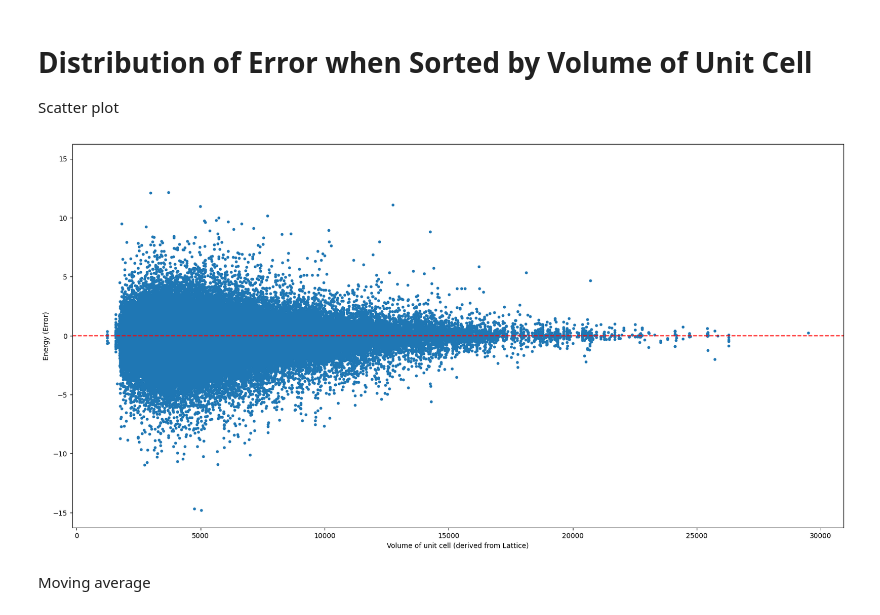
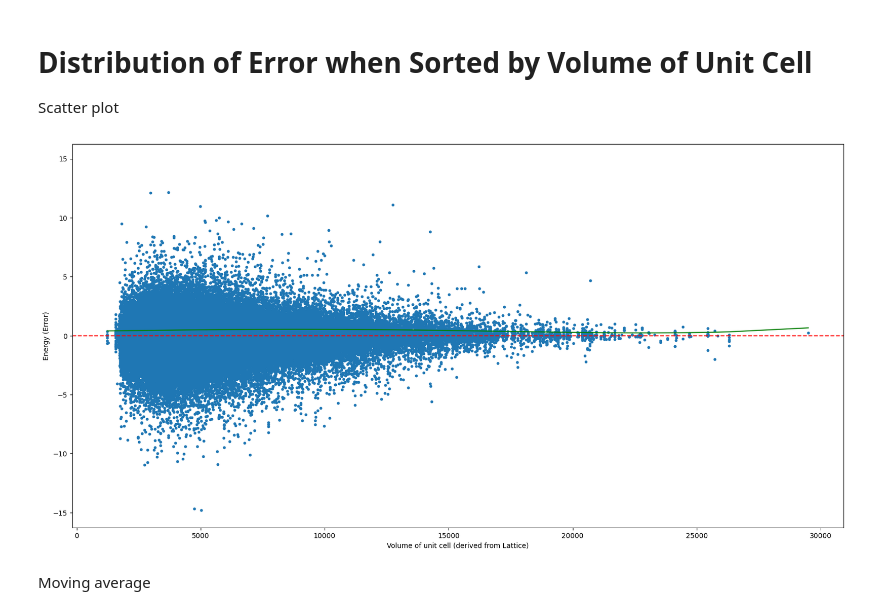
Before and after one commit to kimolijones/A-Star-is-born, a Jupyter notebook: main.ipynb, the cells around one changed output. Drawn from its saved outputs; the diff is of its cells as text; code cells hidden in the pictures.

Commit message:
Tried to add trendline

```diff
--- a/main.ipynb
+++ b/main.ipynb
@@ -273,15 +273,23 @@ print(df.shape)
 Scatter plot
 # %%
 df_volume_sorted = df.sort_values(by=["volume of unit cell (derived from Lattice)"])
+df_volume_sorted_abs = df_volume_sorted["energy (error)"].abs() # makes a df with abs val of "energy (error)"
+
 plt.figure(figsize=(FIGURE_SIZE_X,FIGURE_SIZE_Y))
 plt.xlabel("Volume of unit cell (derived from Lattice)")
 plt.ylabel("Energy (Error)")
 plt.ylim(-1.1*df["energy (error)"].abs().max(), 1.1*df["energy (error)"].abs().max())
 plt.scatter(df_volume_sorted["volume of unit cell (derived from Lattice)"], df_volume_sorted['energy (error)'], s=10)
 plt.axhline(y=0, color='r', linestyle='--')
+
+# to plot a trendline (didnt really work)
+z = np.polyfit(df_volume_sorted["volume of unit cell (derived from Lattice)"], df_volume_sorted_abs, 4)
+p = np.poly1d(z)
+plt.plot(df_volume_sorted["volume of unit cell (derived from Lattice)"], p(df_volume_sorted["volume of unit cell (derived from Lattice)"]), color='green')
+
 plt.show()
 # %% [output]
-[figure, old version]
+[figure, new version]
 # %% [markdown]
 Moving average
 # %%
```
Also changed, not shown: parts of 1 cell of this notebook.
